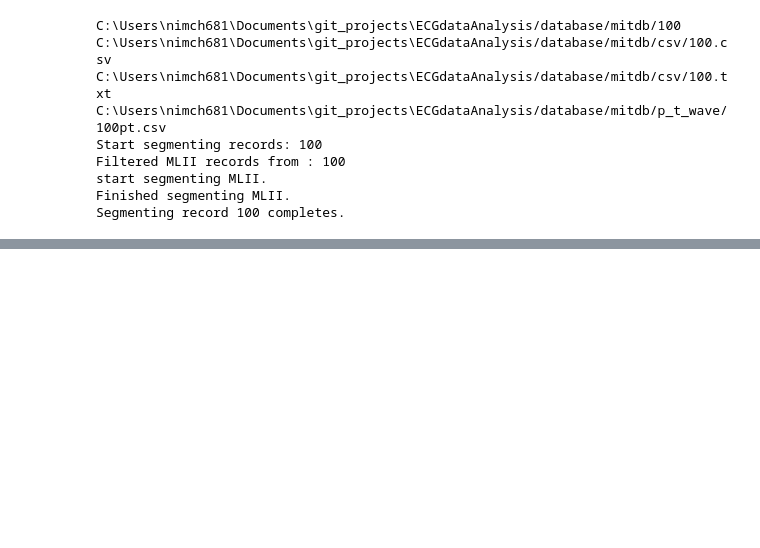
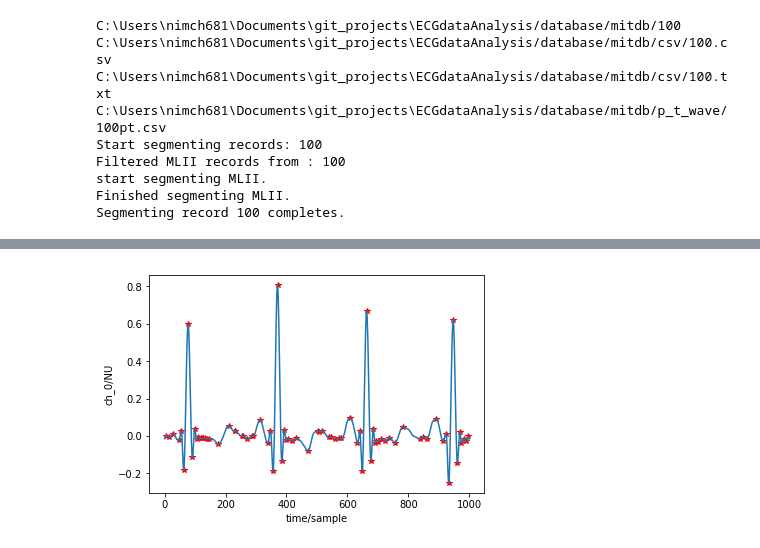
Before and after one commit to nimch681/ECGdataAnalysis, a Jupyter notebook: P and T points extractor.ipynb, the cells around one changed output, grey strips where cells are left out. Saved outputs shown, nothing was run; the diff lists cells and outputs as text; code cells hidden in the pictures; blank space fills up the shorter version.

```diff
--- a/P and T points extractor.ipynb
+++ b/P and T points extractor.ipynb
@@ -207,0 +205,10 @@ beat
+# %%
+
+
+filtered_np100 = savgol_filter(mit100.filtered_MLII[0:1000],51,7)
+
+peaks = processing.find_peaks(filtered_np100)
+# %%
+wfdb.plot_items(signal=filtered_np100, ann_samp=[peaks[0]])
+# %% [output]
+[figure, added]
```
Also changed, not shown: parts of 6 cells of this notebook.
